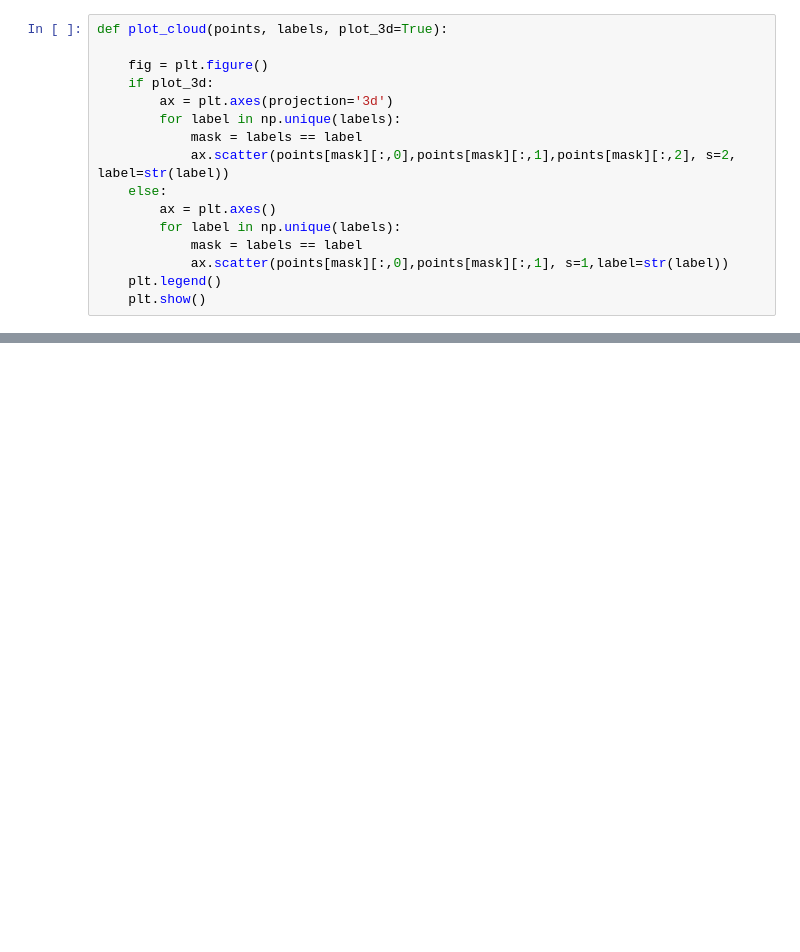
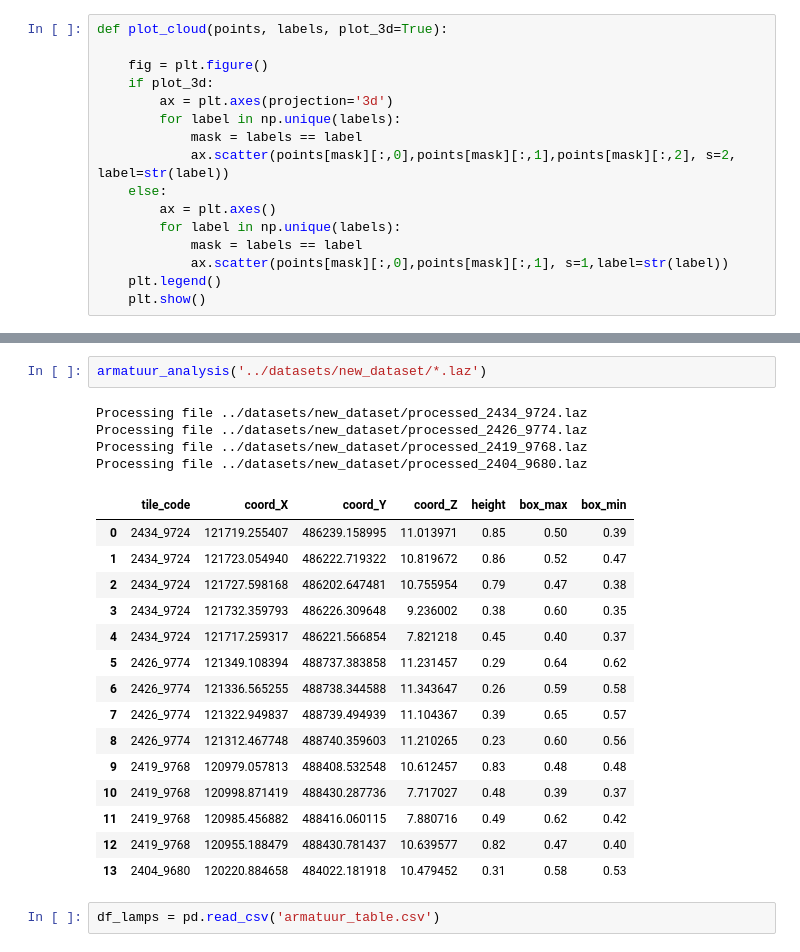
Before and after one commit to Amsterdam-Internships/UPC_Suspended_Streetlight_Extractor, a Jupyter notebook: milestone_4/ArmatuurAnalysis.ipynb, the cells around one changed output, grey strips where cells are left out. Cells and saved outputs as stored; diff of their text form; blank space fills up the shorter version.

```diff
--- a/milestone_4/ArmatuurAnalysis.ipynb
+++ b/milestone_4/ArmatuurAnalysis.ipynb
@@ -98 +96,25 @@ Processing file ../datasets/Kattenslootbrug/pointcloud/processed_2407_9767.laz
+# %%
+armatuur_analysis('../datasets/new_dataset/*.laz')
+# %% [output]
+Processing file ../datasets/new_dataset/processed_2434_9724.laz
+Processing file ../datasets/new_dataset/processed_2426_9774.laz
+Processing file ../datasets/new_dataset/processed_2419_9768.laz
+Processing file ../datasets/new_dataset/processed_2404_9680.laz
+|  | tile_code | coord_X | coord_Y | coord_Z | height | box_max | box_min |
+| 0 | 2434_9724 | 121719.255407 | 486239.158995 | 11.013971 | 0.85 | 0.50 | 0.39 |
+| 1 | 2434_9724 | 121723.054940 | 486222.719322 | 10.819672 | 0.86 | 0.52 | 0.47 |
+| 2 | 2434_9724 | 121727.598168 | 486202.647481 | 10.755954 | 0.79 | 0.47 | 0.38 |
+| 3 | 2434_9724 | 121732.359793 | 486226.309648 | 9.236002 | 0.38 | 0.60 | 0.35 |
+| 4 | 2434_9724 | 121717.259317 | 486221.566854 | 7.821218 | 0.45 | 0.40 | 0.37 |
+| 5 | 2426_9774 | 121349.108394 | 488737.383858 | 11.231457 | 0.29 | 0.64 | 0.62 |
+| 6 | 2426_9774 | 121336.565255 | 488738.344588 | 11.343647 | 0.26 | 0.59 | 0.58 |
+| 7 | 2426_9774 | 121322.949837 | 488739.494939 | 11.104367 | 0.39 | 0.65 | 0.57 |
+| 8 | 2426_9774 | 121312.467748 | 488740.359603 | 11.210265 | 0.23 | 0.60 | 0.56 |
+| 9 | 2419_9768 | 120979.057813 | 488408.532548 | 10.612457 | 0.83 | 0.48 | 0.48 |
+| 10 | 2419_9768 | 120998.871419 | 488430.287736 | 7.717027 | 0.48 | 0.39 | 0.37 |
+| 11 | 2419_9768 | 120985.456882 | 488416.060115 | 7.880716 | 0.49 | 0.62 | 0.42 |
+| 12 | 2419_9768 | 120955.188479 | 488430.781437 | 10.639577 | 0.82 | 0.47 | 0.40 |
+| 13 | 2404_9680 | 120220.884658 | 484022.181918 | 10.479452 | 0.31 | 0.58 | 0.53 |
+# %%
+df_lamps = pd.read_csv('armatuur_table.csv')
 # %%
```
Also changed, not shown: parts of 11 cells of this notebook, 2 other files.
